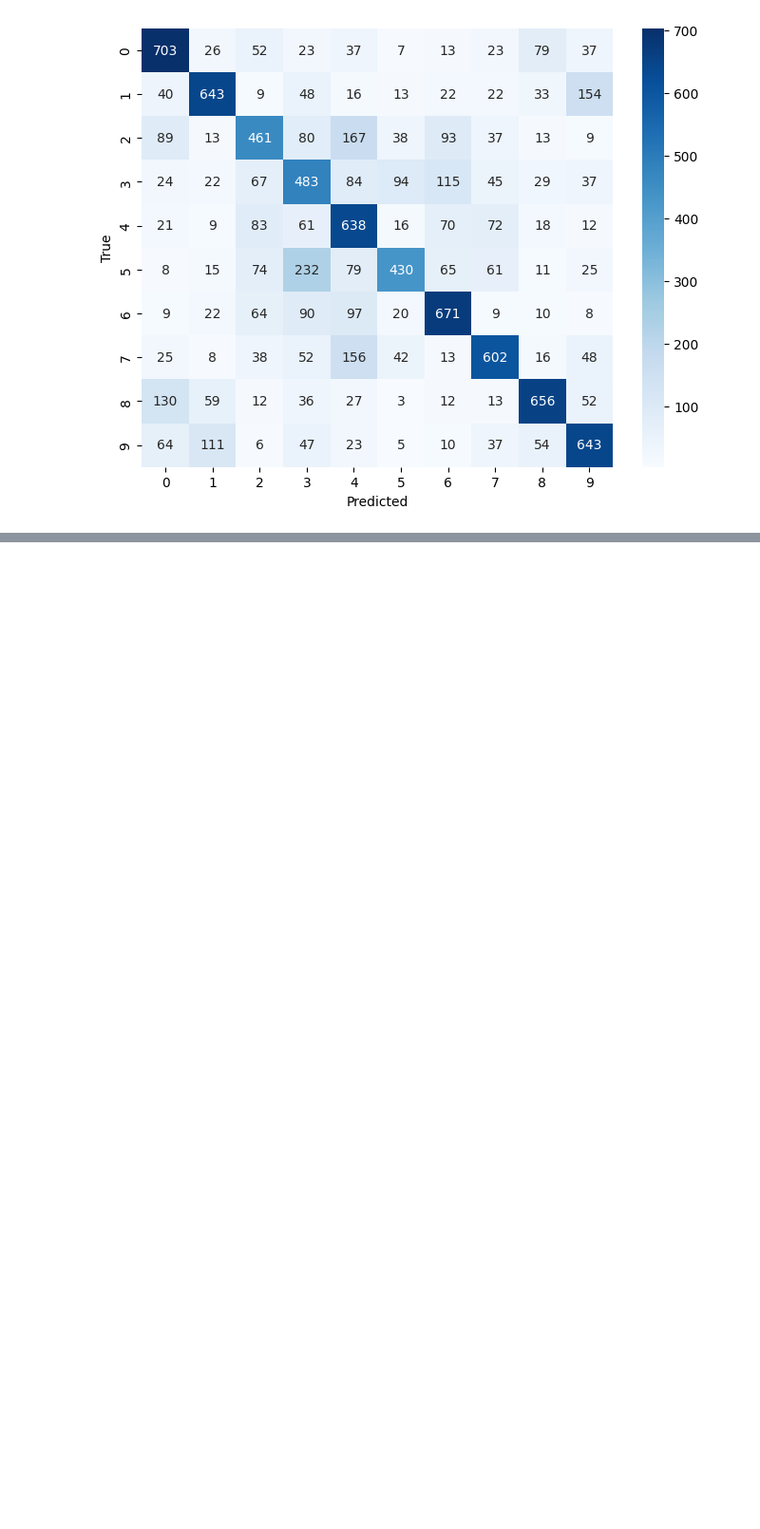
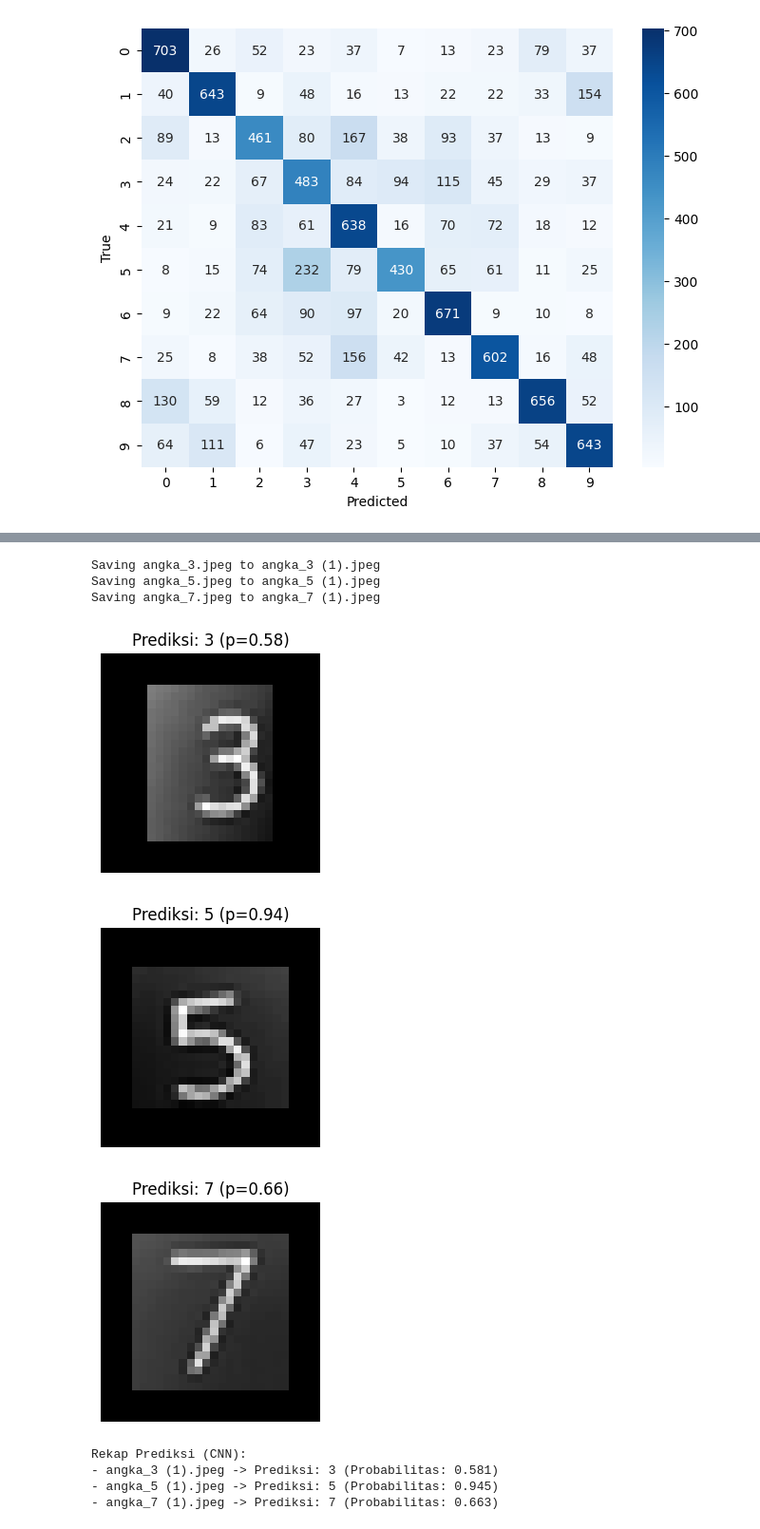
Before and after one commit to narumirr/Visi-Komputer, a Jupyter notebook: Jobsheet_02.ipynb, the cells around one changed output, grey strips where cells are left out. Shown at 95% size. Cells and saved outputs as stored; diff of their text form; code cells hidden in the pictures; blank space fills up the shorter version.

```diff
--- a/Jobsheet_02.ipynb
+++ b/Jobsheet_02.ipynb
@@ -487,0 +491,69 @@ Alasan hal tersebut bisa terjadi yaitu:
+# %%
+import matplotlib.pyplot as plt
+import numpy as np
+from google.colab import files
+from PIL import Image, ImageOps
+
+# ===== 1) Upload file foto tulisan angka =====
+uploaded = files.upload()  # Pilih file foto dari PC/Laptop kamu
+
+# ===== 2) Utilitas Preprocess agar mirip MNIST (28x28, putih-di-atas-hitam) =====
+def preprocess_to_mnist_28x28(img_pil):
+    # Grayscale + autocontrast
+    img = img_pil.convert("L")
+    img = ImageOps.autocontrast(img)
+    arr = np.array(img).astype(np.uint8)
+
+    # Jika latar belakang terang (kertas putih), invert agar digit jadi putih di latar gelap
+    if arr.mean() > 127:
+        img = ImageOps.invert(img)
+        arr = np.array(img)
+
+    # Binarisasi ringan untuk mencari bounding box digit
+    thr = np.mean(arr) * 0.8
+    mask = arr > thr
+    if mask.any():
+        ys, xs = np.where(mask)
+        y0, y1 = ys.min(), ys.max()
+        x0, x1 = xs.min(), xs.max()
+        img = img.crop((x0, y0, x1 + 1, y1 + 1))
+
+    # Resize ke 20x20 dengan mempertahankan aspect ratio
+    img.thumbnail((20, 20), Image.Resampling.LANCZOS)
+
+    # Pad ke 28x28 dan tengahkan digit
+    canvas = Image.new("L", (28, 28), color=0)
+    w, h = img.size
+    canvas.paste(img, ((28 - w) // 2, (28 - h) // 2))
+
+    # Normalisasi ke [0,1]
+    arr = np.array(canvas).astype("float32") / 255.0
+
+    # Tambah dimensi channel (28, 28, 1)
+    arr = arr[..., None]
+    return canvas, arr
+
+# ===== 3) Prediksi Menggunakan Model CNN (Pilihan A) =====
+results = []
+for fname in uploaded.keys():
+    img_pil = Image.open(fname)
+    disp, x = preprocess_to_mnist_28x28(img_pil)  # disp: PIL 28x28, x: (28,28,1)
+
+    x_batch = np.expand_dims(x, axis=0)  # shape (1, 28, 28, 1)
+    probs = model.predict(x_batch, verbose=0)[0]
+    pred = int(np.argmax(probs))
+    conf = float(np.max(probs))
+    results.append((fname, pred, conf))
+
+    # Tampilkan Hasil Visualisasi
+    plt.figure(figsize=(3, 3))
+    plt.imshow(disp, cmap="gray")
+    plt.title(f"Prediksi: {pred} (p={conf:.2f})")
+    plt.axis("off")
+    plt.show()
+
+# Rekap Ringkas
+print("Rekap Prediksi (CNN):")
+for r in results:
+    print(f"- {r[0]} -> Prediksi: {r[1]} (Probabilitas: {r[2]:.3f})")
+# %% [output]
@@ -487,0 +561,10 @@ Alasan hal tersebut bisa terjadi yaitu:
+Saving angka_3.jpeg to angka_3 (1).jpeg
+Saving angka_5.jpeg to angka_5 (1).jpeg
+Saving angka_7.jpeg to angka_7 (1).jpeg
+[figure, added]
+[figure, added]
+[figure, added]
+Rekap Prediksi (CNN):
+- angka_3 (1).jpeg -> Prediksi: 3 (Probabilitas: 0.581)
+- angka_5 (1).jpeg -> Prediksi: 5 (Probabilitas: 0.945)
+- angka_7 (1).jpeg -> Prediksi: 7 (Probabilitas: 0.663)
```
Also changed, not shown: parts of 10 cells of this notebook.
